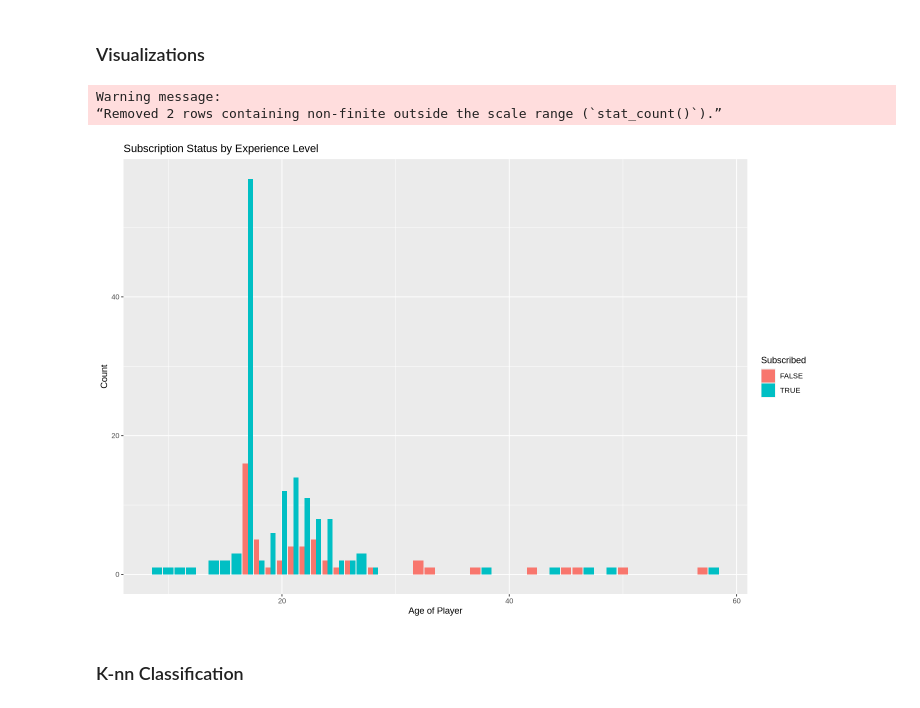
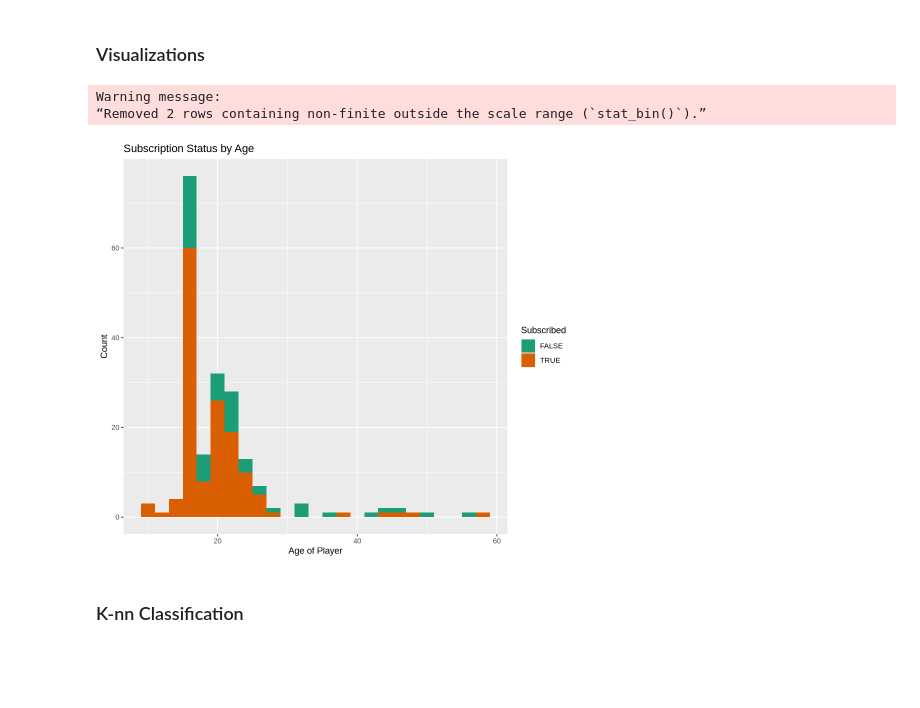
Before and after one commit to RealBabyPotato/DSCI-100-Final-Project, a Jupyter notebook: FinalProject.ipynb, the cells around one changed output. Cells and saved outputs as stored; diff of their text form; code cells hidden in the pictures; blank space fills up the shorter version.

Commit message:
visualization changes

```diff
--- a/FinalProject.ipynb
+++ b/FinalProject.ipynb
@@ -32,9 +32,10 @@ library(tidyverse)
 ✖ dplyr::lag()    masks stats::lag()
 ℹ Use the conflicted package (<http://conflicted.r-lib.org/>) to force all conflicts to become errors
 # %%
-players_raw <- read.csv("https://raw.githubusercontent.com/bhallasaachi/dsci-100-2025w1-Saachi-group-45/refs/heads/main/players.csv") |>
+players_raw <- read.csv("https://raw.githubusercontent.com/bhallasaachi/dsci-100-2025w1-Saachi-group-45/refs/heads/main/players.csv")
+players_initial <- players_raw|>
 head(10)
-players_raw
+players_initial
 # %% [output]
 A data.frame: 10 × 7
 |  | experience | subscribe | hashedEmail | played_hours | name | gender | Age |
@@ -117,16 +112,18 @@ A data.frame: 196 × 3
 <h3>Visualizations</h3>
 # %%
 ggplot(players_raw, aes(x = Age, fill = subscribe)) +
-  geom_bar(position = "dodge") +
+  geom_histogram(binwidth = 2) +
+  scale_fill_brewer(palette = "Dark2") +
   labs(title = "Subscription Status by Age",
        x = "Age of Player",
        y = "Count",
        fill = "Subscribed")
-options(repr.plot.width = 12, repr.plot.height = 5)
+
+options(repr.plot.width = 8, repr.plot.height = 7)
 # %% [output]
 Warning message:
-“Removed 2 rows containing non-finite outside the scale range (`stat_count()`).”
+“Removed 2 rows containing non-finite outside the scale range (`stat_bin()`).”
-[figure, old version]
+[figure, new version]
 # %% [markdown]
 <h3>K-nn Classification</h3>
 # %%
```
Also changed, not shown: parts of 3 cells of this notebook.
